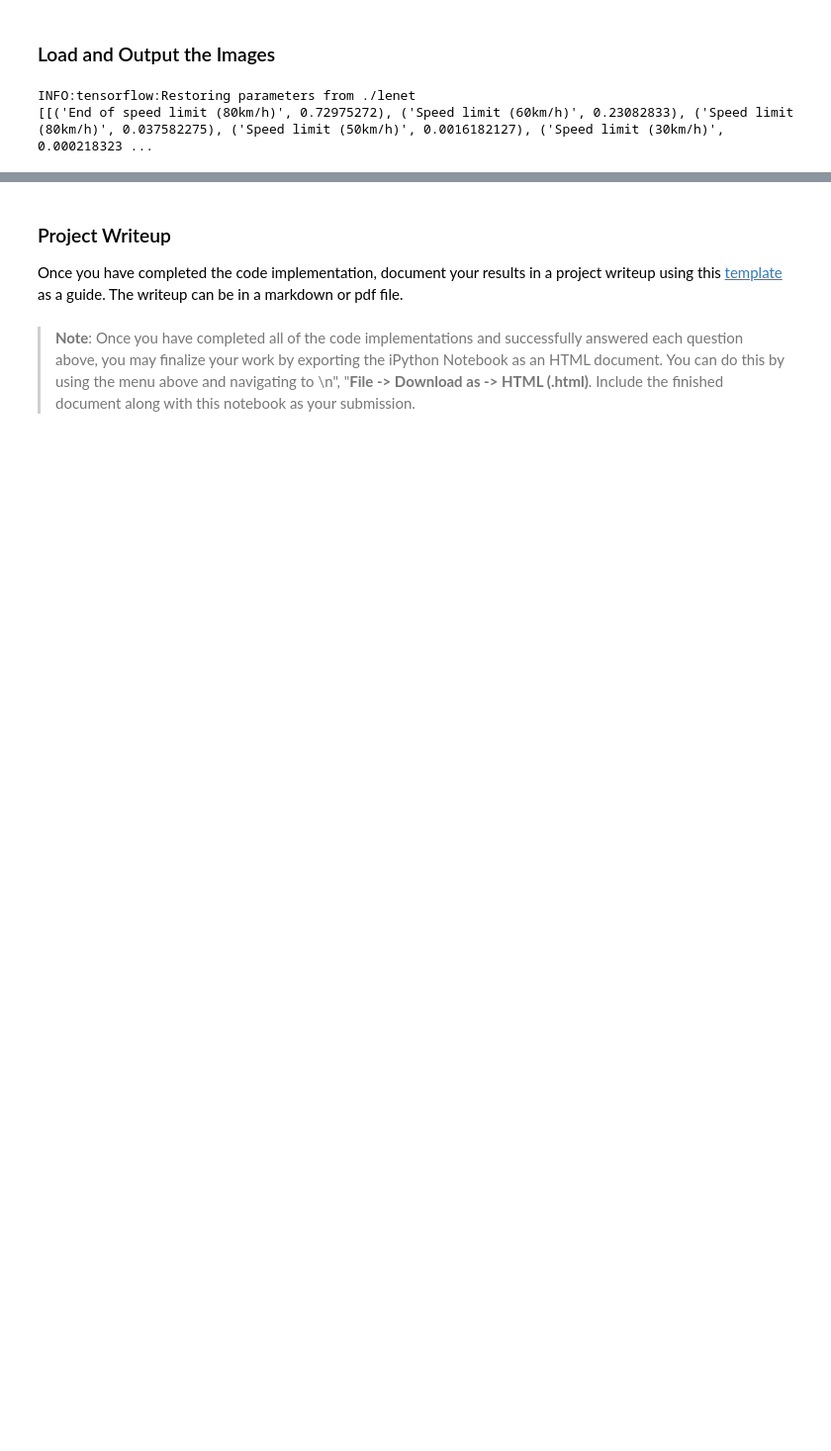
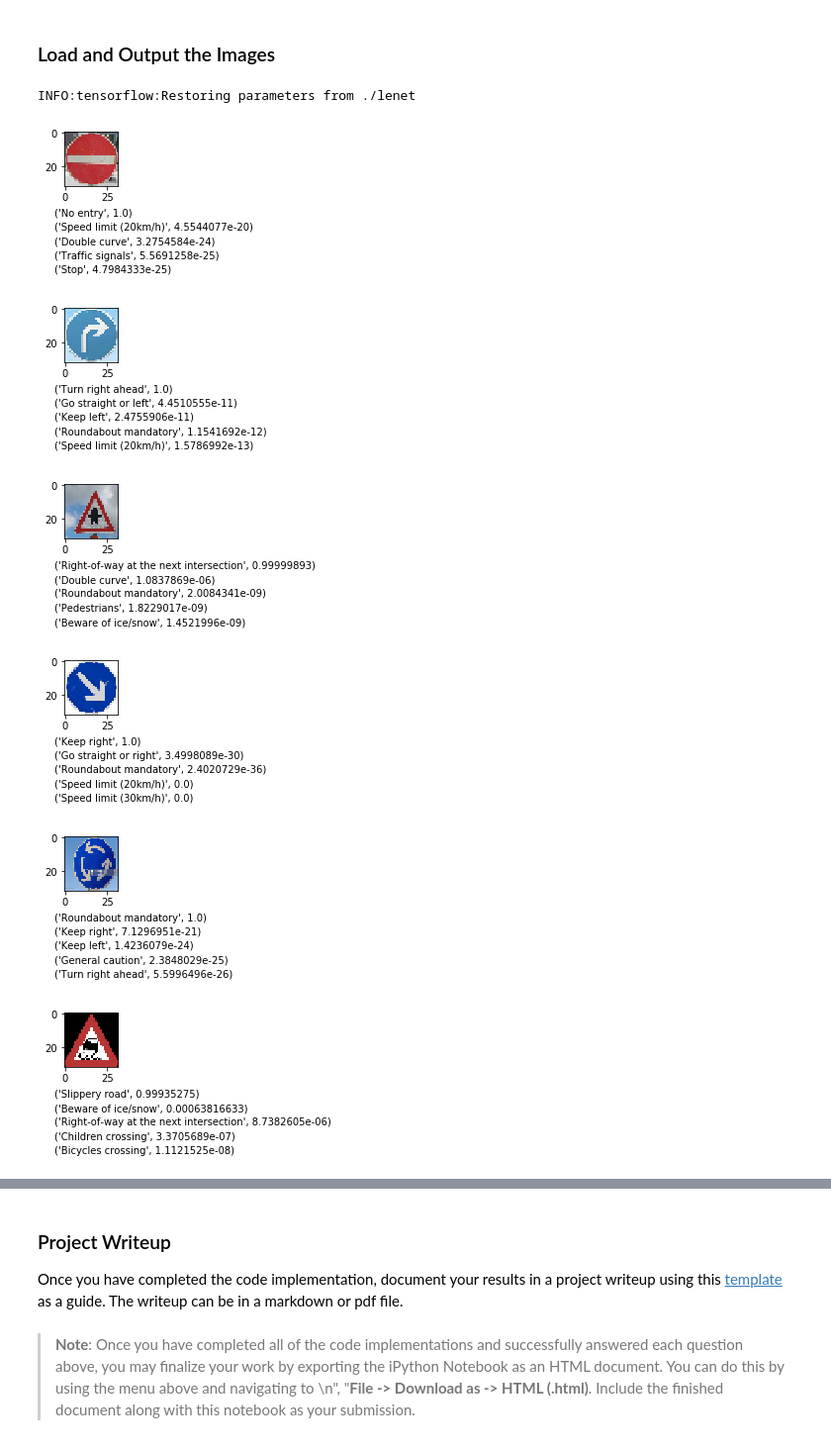
Before and after one commit to jazzTheJackRabbit/p2_traffic_sign_classifier, a Jupyter notebook: sdcp2.ipynb, the cells around one changed output, grey strips where cells are left out. Shown at 99% size. Saved outputs shown, nothing was run; the diff lists cells and outputs as text; code cells hidden in the pictures; blank space fills up the shorter version.

```diff
--- a/sdcp2.ipynb
+++ b/sdcp2.ipynb
@@ -452,16 +445,11 @@ You may find `signnames.csv` useful as it contains mappings from the class id (i
 # %%
 import numpy as np
-
 import cv2
 from os.path import join
 
 tf.reset_default_graph()
 
 base_path = os.path.abspath(os.path.curdir)
-
-img = cv2.imread(join(base_path,'datum','sample_images','60.jpg'),1)
-
-img = cv2.cvtColor(img, cv2.COLOR_BGR2RGB)
 
 def load_image(img_name):
     img = cv2.imread(join(base_path,'datum','sample_images',img_name),1)
@@ -484,33 +472,41 @@ images = create_scoring_set()
 
 X_train = images
 
 x = tf.placeholder(tf.float32, (None, 32, 32, 3))
 y = tf.placeholder(tf.int32, (None))
 one_hot_y = tf.one_hot(y, n_classes)
-
 keep_prob = tf.placeholder(tf.float32)
 logits, l5_weights = LeNet(x, keep_prob)
 softmax = tf.nn.softmax(logits=logits)
 
 saver = tf.train.Saver()
 
 mu = 0
 sigma = 0.1
 classifications = []
 with tf.Session() as sess:
     # Load the weights and bias
     saver.restore(sess, './lenet')
 
     # Show the values of weights and bias
     top_k = sess.run(tf.nn.top_k(softmax, k=5), feed_dict={x: X_train, keep_prob: 1.0})
 
     for i,image_row_index in enumerate(top_k.values):
         class_scores = top_k.values[i]
         class_indices = top_k.indices[i]
         classes = [(signnames[class_index], class_scores[idx]) for idx, class_index in enumerate(class_indices)]
         classifications.append(classes)
 
-print(classifications)
+def predict(image, image_classifications):
+    show_image(images[i], text=image_classifications)
+
+for i in range(0,len(images)):
+    predict(images[i], classifications[i])
 # %% [output]
 INFO:tensorflow:Restoring parameters from ./lenet
-[[('End of speed limit (80km/h)', 0.72975272), ('Speed limit (60km/h)', 0.23082833), ('Speed limit (80km/h)', 0.037582275), ('Speed limit (50km/h)', 0.0016182127), ('Speed limit (30km/h)', 0.000218323 ...
+[figure, added]
+[figure, added]
+[figure, added]
+[figure, added]
+[figure, added]
+[figure, added]
```
Also changed, not shown: parts of 44 cells of this notebook, 9 other files.
